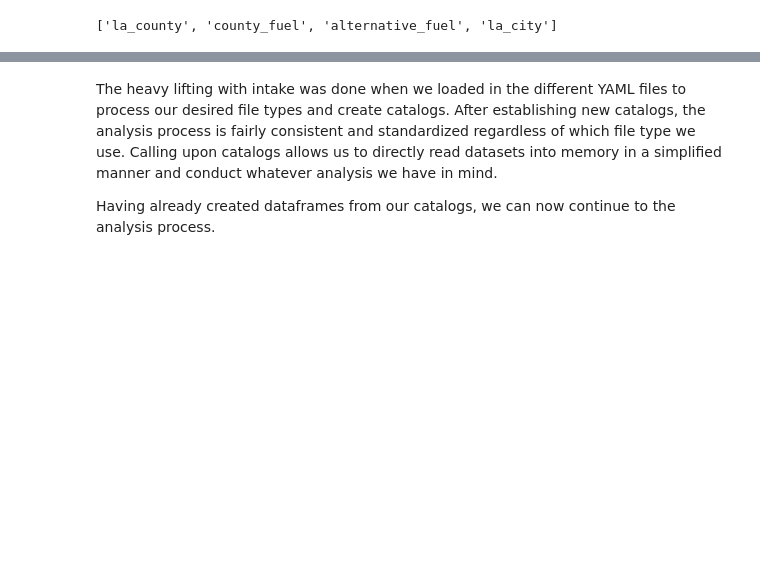
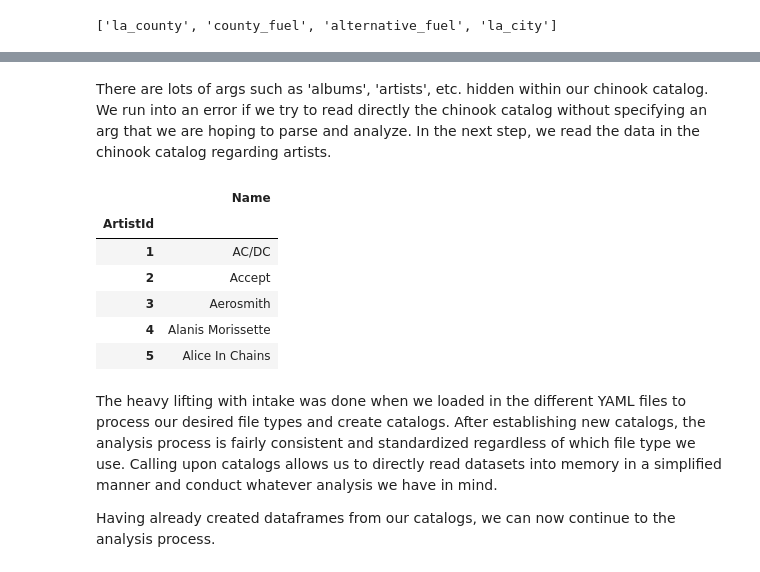
Before and after one commit to ian-r-rose/intake-dcat, a Jupyter notebook: examples/data_source_examples.ipynb, the cells around one changed output, grey strips where cells are left out. Saved outputs shown, nothing was run; the diff lists cells and outputs as text; code cells hidden in the pictures; blank space fills up the shorter version.

Commit message:
Adding SQLite examples to compiled demo

```diff
--- a/examples/data_source_examples.ipynb
+++ b/examples/data_source_examples.ipynb
@@ -180,0 +192,3 @@ county
+# %%
+catalog_sqlite = intake.open_catalog('./catalogs/sqlite2.yml') #reading in new YAML file with updated data
+print(list(catalog_sqlite))
@@ -181,3 +215,16 @@ county
+# %% [markdown]
+There are lots of args such as 'albums', 'artists', etc. hidden within our chinook catalog. We run into an error if we try to read directly the chinook catalog without specifying an arg that we are hoping to parse and analyze. In the next step, we read the data in the chinook catalog regarding artists.
+# %%
+artists = catalog_sqlite.chinook.artists.read()
+artists.head()
+# %% [output]
+|  | Name |
+| ArtistId |  |
+| 1 | AC/DC |
+| 2 | Accept |
+| 3 | Aerosmith |
+| 4 | Alanis Morissette |
+| 5 | Alice In Chains |
 # %% [markdown]
 The heavy lifting with intake was done when we loaded in the different YAML files to process our desired file types and create catalogs. After establishing new catalogs, the analysis process is fairly consistent and standardized regardless of which file type we use. Calling upon catalogs allows us to directly read datasets into memory in a simplified manner and conduct whatever analysis we have in mind.
 
```
Also changed, not shown: parts of 15 cells of this notebook, 12 other files.
